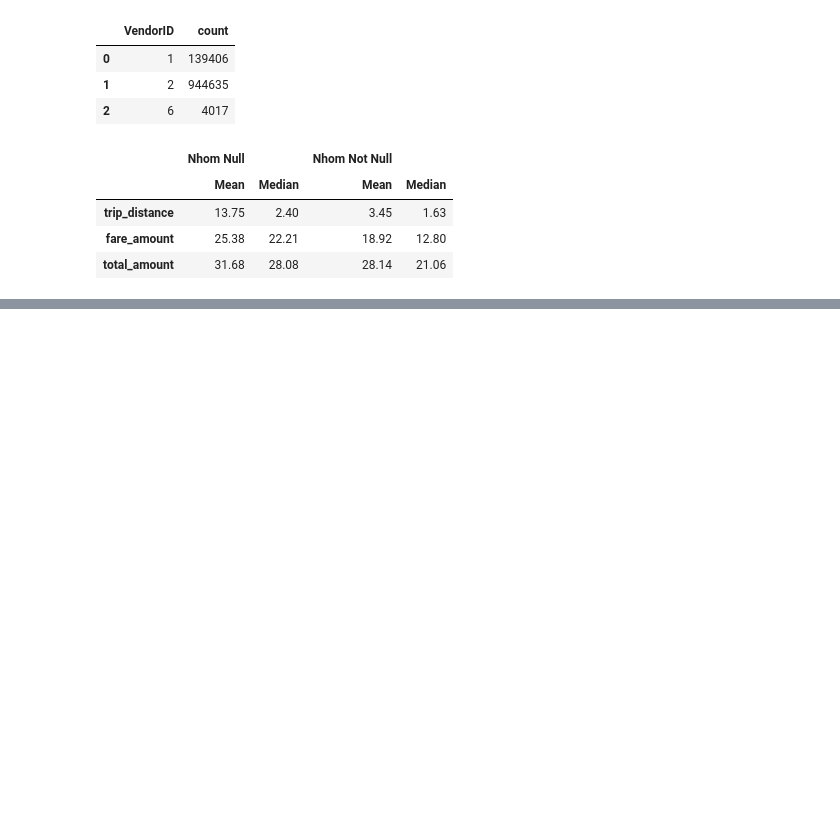
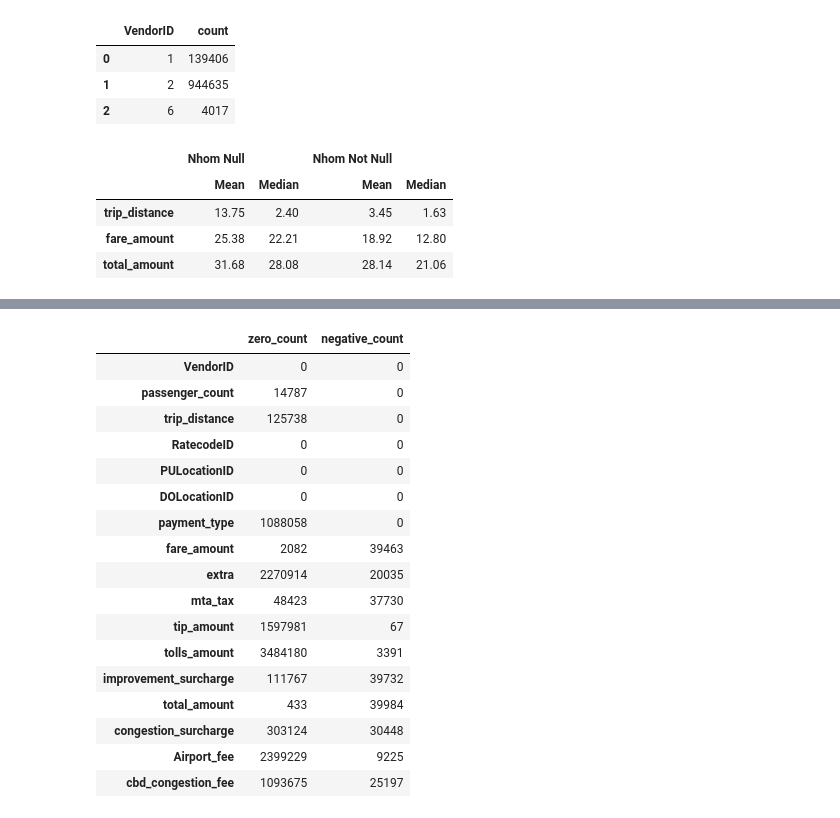
Before and after one commit to Vanton123/nyc-taxi-analytics, a Jupyter notebook: notebook/02_data_quality_checks.ipynb, the cells around one changed output, grey strips where cells are left out. Cells and saved outputs as stored; diff of their text form; code cells hidden in the pictures; blank space fills up the shorter version.

```diff
--- a/notebook/02_data_quality_checks.ipynb
+++ b/notebook/02_data_quality_checks.ipynb
@@ -154,3 +191,6 @@ display(compare_data.round(2))
 | trip_distance | 13.75 | 2.40 | 3.45 | 1.63 |
 | fare_amount | 25.38 | 22.21 | 18.92 | 12.80 |
 | total_amount | 31.68 | 28.08 | 28.14 | 21.06 |
+# %%
+numeric_cols=df.select_dtypes(include='number').columns
+numeric_cols
@@ -156,0 +225,26 @@ display(compare_data.round(2))
+# %%
+summary= pd.DataFrame({
+    "zero_count": df[numeric_cols].eq(0).sum(),
+    "negative_count": df[numeric_cols].lt(0).sum()
+})
+
+display(summary)
+# %% [output]
+|  | zero_count | negative_count |
+| VendorID | 0 | 0 |
+| passenger_count | 14787 | 0 |
+| trip_distance | 125738 | 0 |
+| RatecodeID | 0 | 0 |
+| PULocationID | 0 | 0 |
+| DOLocationID | 0 | 0 |
+| payment_type | 1088058 | 0 |
+| fare_amount | 2082 | 39463 |
+| extra | 2270914 | 20035 |
+| mta_tax | 48423 | 37730 |
+| tip_amount | 1597981 | 67 |
+| tolls_amount | 3484180 | 3391 |
+| improvement_surcharge | 111767 | 39732 |
+| total_amount | 433 | 39984 |
+| congestion_surcharge | 303124 | 30448 |
+| Airport_fee | 2399229 | 9225 |
+| cbd_congestion_fee | 1093675 | 25197 |
```
Also changed, not shown: parts of 20 cells of this notebook, 3 other files.
